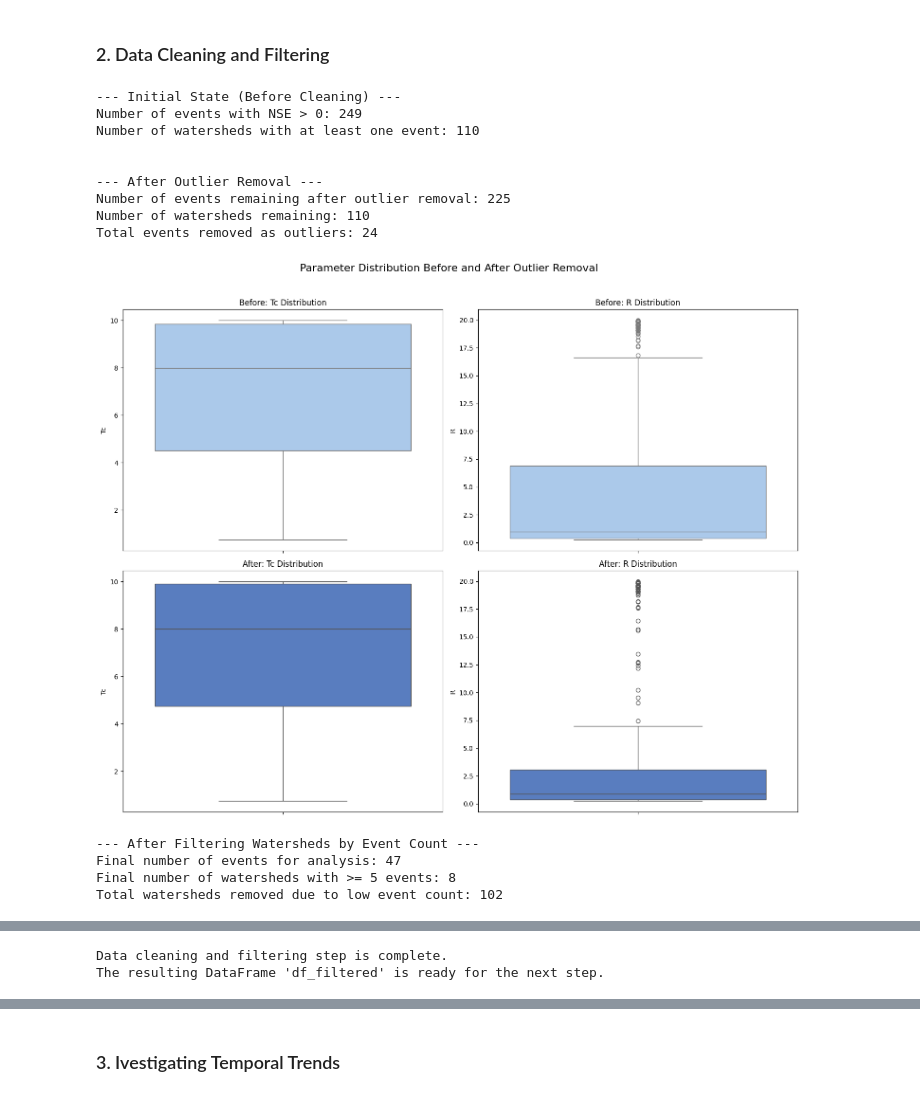
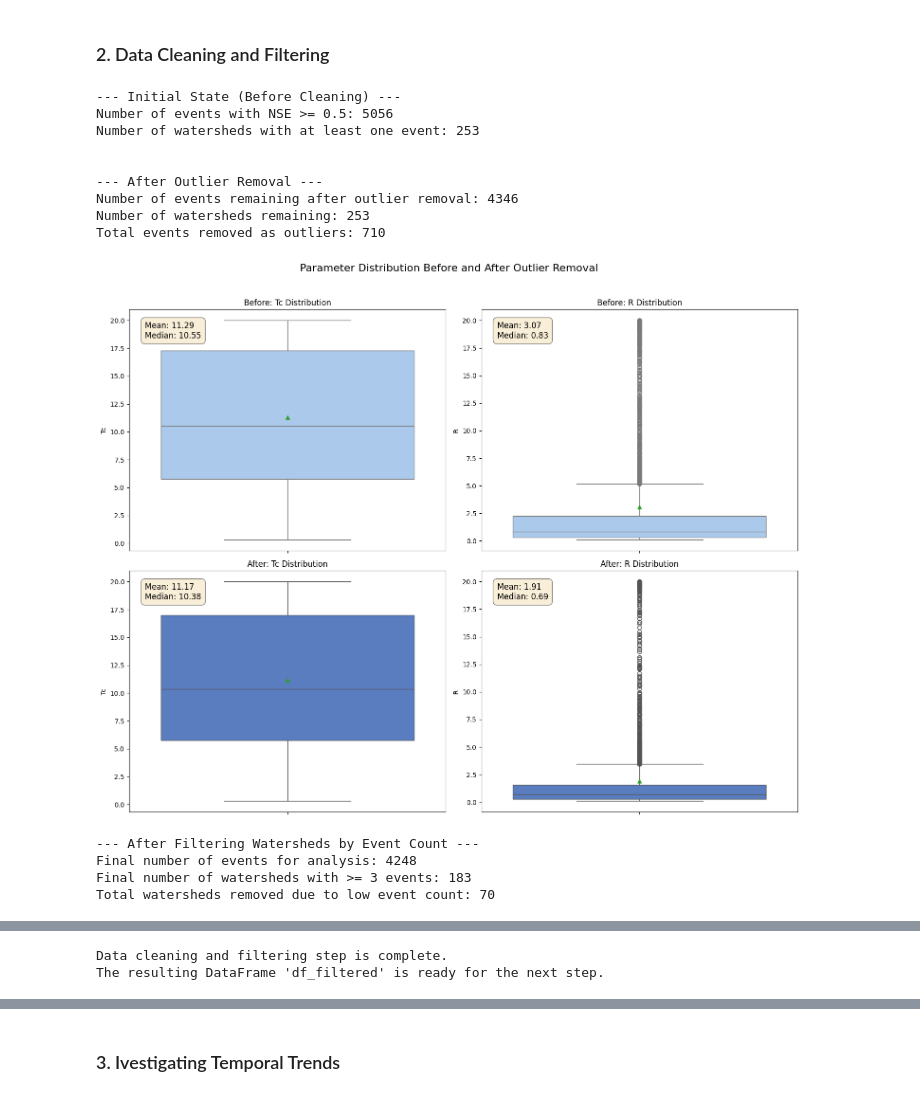
Before and after one commit to vpalvesalan/ML-ModClark-IUH-Model, a Jupyter notebook: notebooks/hydrological_model/14_explorartory_analysis.ipynb, the cells around one changed output, grey strips where cells are left out. Drawn from its saved outputs; the diff is of its cells as text; code cells hidden in the pictures.

```diff
--- a/notebooks/hydrological_model/14_explorartory_analysis.ipynb
+++ b/notebooks/hydrological_model/14_explorartory_analysis.ipynb
@@ -42,7 +42,7 @@ PROJECT_ROOT = Path.cwd().parent.parent
 # Load files
 import pandas as pd
 
-events_path = PROJECT_ROOT / "data/gold/tabular/optmized_params/optmized_1000_tz_dataset.csv"
+events_path = PROJECT_ROOT / "data/gold/tabular/optmized_params/optmized_whole_tz_dataset.csv"
 storm_characteristics_path = PROJECT_ROOT / "data/gold/tabular/detected_storm_events_tz_offset_filtered.parquet"
 land_cover_use_path = PROJECT_ROOT / "data/gold/tabular/land_cover_percentages.csv"
 
@@ -241,13 +463,13 @@ warnings.filterwarnings("ignore")
 ## Step 1: Initial Filtering for High-Quality Events
 #-------------------------------------------------------------------------------
 
-NSE_THRESHOLD = 0
+NSE_THRESHOLD = 0.5
 # Filter events with acceptable performance (NSE >= NSE_THRESHOLD).
 # We will call this the 'candidate' dataset for outlier removal.
 df_candidates = df_events[df_events['NSE'] >= NSE_THRESHOLD].copy()
 
 print("--- Initial State (Before Cleaning) ---")
-print(f"Number of events with NSE > {NSE_THRESHOLD}: {len(df_candidates)}")
+print(f"Number of events with NSE >= {NSE_THRESHOLD}: {len(df_candidates)}")
 print(f"Number of watersheds with at least one event: {df_candidates['ws_id'].nunique()}")
 print("\n")
 
@@ -297,17 +519,45 @@ print("\n")
 fig, axes = plt.subplots(2, 2, figsize=(15, 12))
 fig.suptitle('Parameter Distribution Before and After Outlier Removal', fontsize=16)
 
-# Before
-sns.boxplot(data=df_candidates, y='Tc', ax=axes[0, 0], palette='pastel')
+# --- Before Tc ---
+mean_before_tc = df_candidates['Tc'].mean()
+median_before_tc = df_candidates['Tc'].median()
+sns.boxplot(data=df_candidates, y='Tc', ax=axes[0, 0], palette='pastel', showmeans=True)
 axes[0, 0].set_title('Before: Tc Distribution')
-sns.boxplot(data=df_candidates, y='R', ax=axes[0, 1], palette='pastel')
+# Add text annotation
+axes[0, 0].text(0.05, 0.95, f'Mean: {mean_before_tc:.2f}\nMedian: {median_before_tc:.2f}',
+                transform=axes[0, 0].transAxes, fontsize=12, verticalalignment='top',
+                bbox=dict(boxstyle='round,pad=0.5', fc='wheat', alpha=0.5))
+
+# --- Before R ---
+mean_before_r = df_candidates['R'].mean()
+median_before_r = df_candidates['R'].median()
+sns.boxplot(data=df_candidates, y='R', ax=axes[0, 1], palette='pastel', showmeans=True)
 axes[0, 1].set_title('Before: R Distribution')
+# Add text annotation
+axes[0, 1].text(0.05, 0.95, f'Mean: {mean_before_r:.2f}\nMedian: {median_before_r:.2f}',
+                transform=axes[0, 1].transAxes, fontsize=12, verticalalignment='top',
+                bbox=dict(boxstyle='round,pad=0.5', fc='wheat', alpha=0.5))
 
-# After
-sns.boxplot(data=df_no_outliers, y='Tc', ax=axes[1, 0], palette='muted')
+# --- After Tc ---
+mean_after_tc = df_no_outliers['Tc'].mean()
+median_after_tc = df_no_outliers['Tc'].median()
+sns.boxplot(data=df_no_outliers, y='Tc', ax=axes[1, 0], palette='muted', showmeans=True)
 axes[1, 0].set_title('After: Tc Distribution')
-sns.boxplot(data=df_no_outliers, y='R', ax=axes[1, 1], palette='muted')
+# Add text annotation
+axes[1, 0].text(0.05, 0.95, f'Mean: {mean_after_tc:.2f}\nMedian: {median_after_tc:.2f}',
+                transform=axes[1, 0].transAxes, fontsize=12, verticalalignment='top',
+                bbox=dict(boxstyle='round,pad=0.5', fc='wheat', alpha=0.5))
+
+# --- After R ---
+mean_after_r = df_no_outliers['R'].mean()
+median_after_r = df_no_outliers['R'].median()
+sns.boxplot(data=df_no_outliers, y='R', ax=axes[1, 1], palette='muted', showmeans=True)
 axes[1, 1].set_title('After: R Distribution')
+# Add text annotation
+axes[1, 1].text(0.05, 0.95, f'Mean: {mean_after_r:.2f}\nMedian: {median_after_r:.2f}',
+                transform=axes[1, 1].transAxes, fontsize=12, verticalalignment='top',
+                bbox=dict(boxstyle='round,pad=0.5', fc='wheat', alpha=0.5))
 
 plt.tight_layout(rect=[0, 0, 1, 0.96])
 plt.show()
@@ -321,42 +571,42 @@ plt.show()
 event_counts = df_no_outliers.groupby('ws_id')['ws_id'].transform('size')
 
 # Filter out watersheds with fewer than 5 events
-MINIMUM_EVENTS = 5
+MINIMUM_EVENTS = 3
 df_filtered = df_no_outliers[event_counts >= MINIMUM_EVENTS]
 
 print("--- After Filtering Watersheds by Event Count ---")
 print(f"Final number of events for analysis: {len(df_filtered)}")
 print(f"Final number of watersheds with >= {MINIMUM_EVENTS} events: {df_filtered['ws_id'].nunique()}")
 print(f"Total watersheds removed due to low event count: {df_no_outliers['ws_id'].nunique() - df_filtered['ws_id'].nunique()}")
 print("\n")
 
 # --- Visualization 2: Final Distribution of Event Counts per Watershed ---
 plt.figure(figsize=(12, 7))
 final_counts = df_filtered.groupby('ws_id').size()
 sns.histplot(final_counts, bins=30, kde=True)
 plt.title(f'Final Distribution of Event Counts per Watershed (Total = {len(final_counts)} watersheds)')
 plt.xlabel('Number of High-Quality Events per Watershed')
 plt.ylabel('Frequency (Number of Watersheds)')
 plt.axvline(MINIMUM_EVENTS, color='red', linestyle='--', label=f'Minimum Threshold ({MINIMUM_EVENTS})')
 plt.legend()
 plt.show()
 
 
 # The final, cleaned DataFrame is df_filtered
 print("Data cleaning and filtering step is complete.")
 print("The resulting DataFrame 'df_filtered' is ready for the next step.")
 # %% [output]
 --- Initial State (Before Cleaning) ---
-Number of events with NSE > 0: 249
-Number of watersheds with at least one event: 110
+Number of events with NSE >= 0.5: 5056
+Number of watersheds with at least one event: 253
 
 
 --- After Outlier Removal ---
-Number of events remaining after outlier removal: 225
-Number of watersheds remaining: 110
-Total events removed as outliers: 24
+Number of events remaining after outlier removal: 4346
+Number of watersheds remaining: 253
+Total events removed as outliers: 710
-[figure, old version]
+[figure, new version]
 --- After Filtering Watersheds by Event Count ---
-Final number of events for analysis: 47
-Final number of watersheds with >= 5 events: 8
-Total watersheds removed due to low event count: 102
+Final number of events for analysis: 4248
+Final number of watersheds with >= 3 events: 183
+Total watersheds removed due to low event count: 70
```
Also changed, not shown: parts of 12 cells of this notebook, 1 other file.
